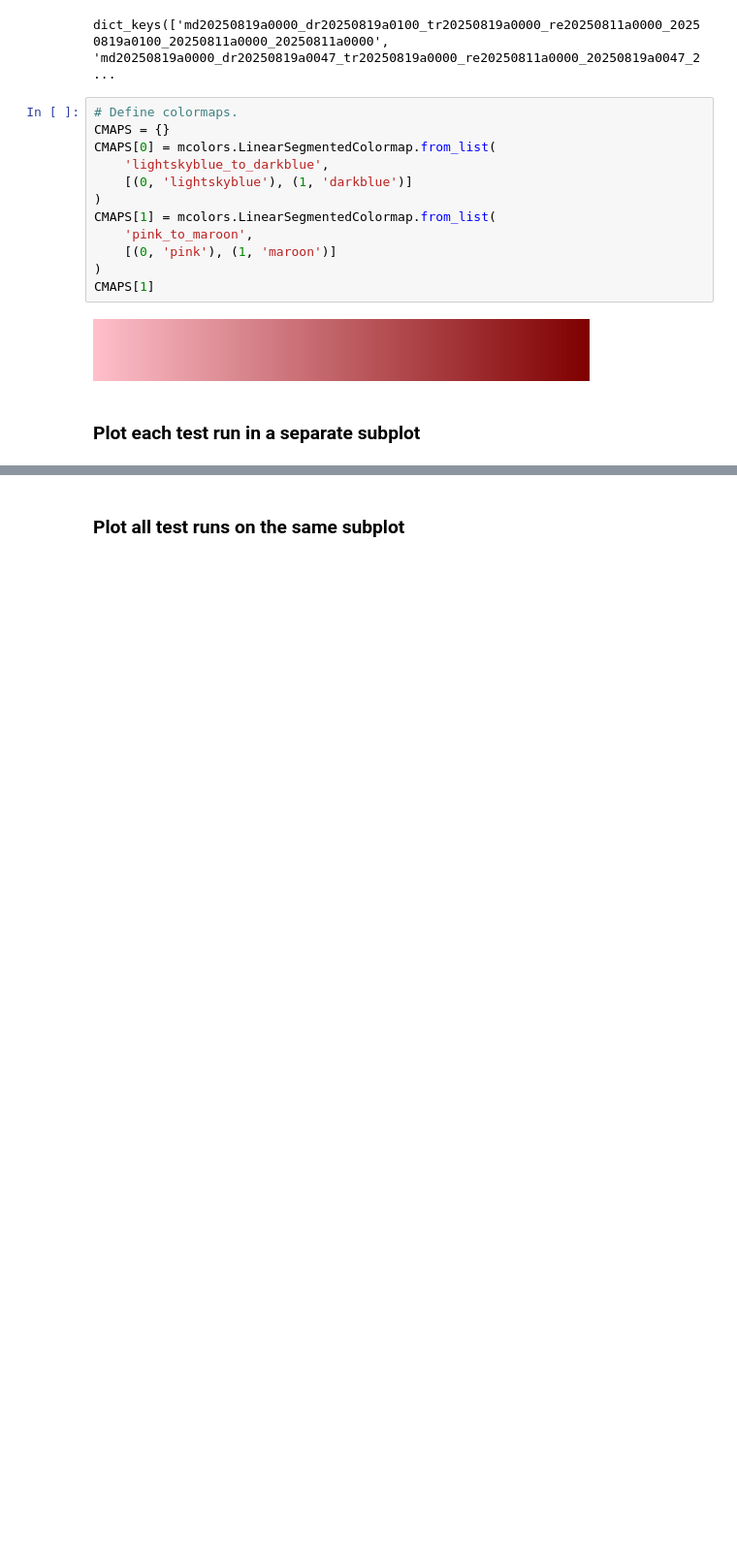
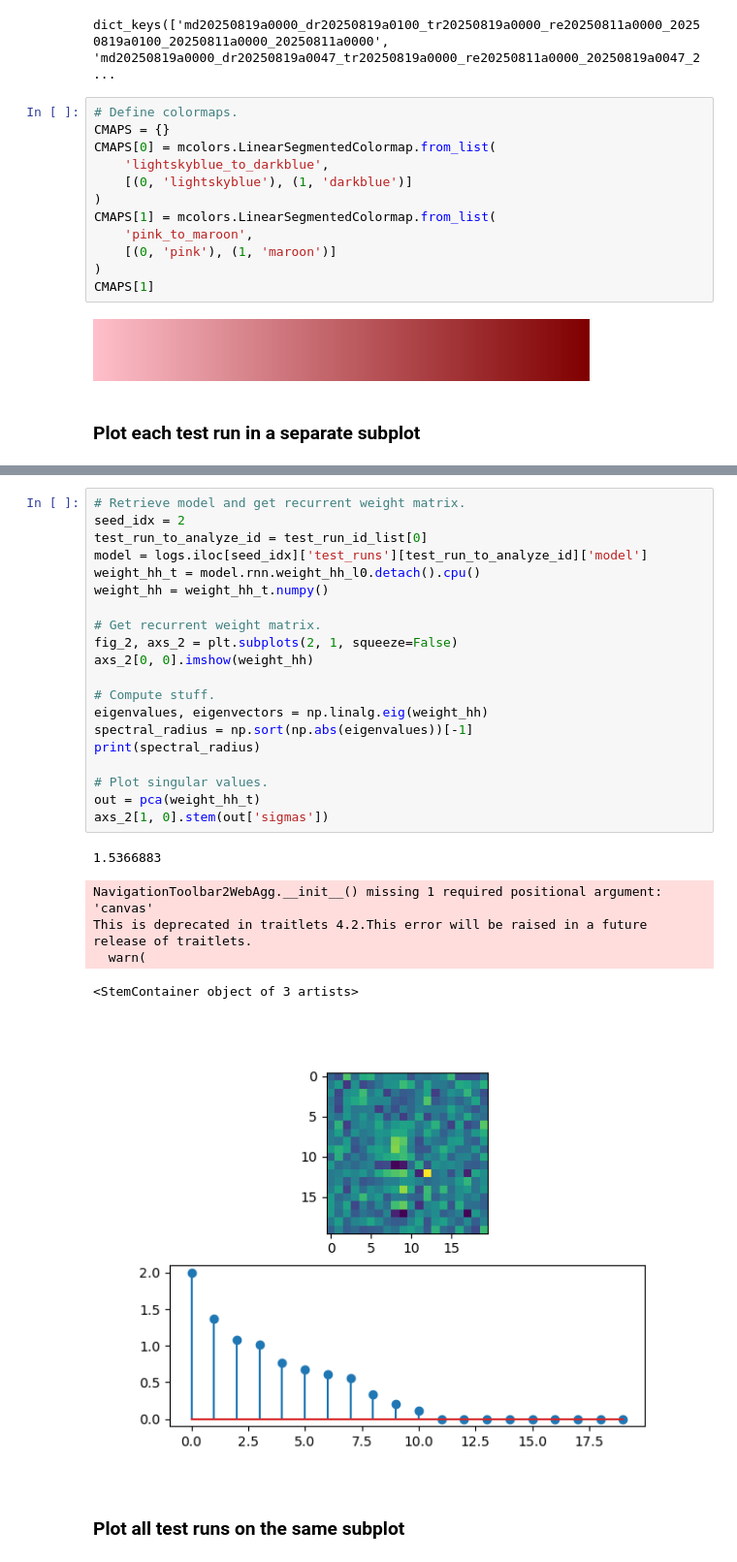
Before and after one commit to jonathan-chien/counting-rnn, a Jupyter notebook: notebooks/aaaa0001.ipynb, the cells around one changed output, grey strips where cells are left out. Shown at 97% size. Saved outputs shown, nothing was run; the diff lists cells and outputs as text; blank space fills up the shorter version.

```diff
--- a/notebooks/aaaa0001.ipynb
+++ b/notebooks/aaaa0001.ipynb
@@ -318,3 +318,30 @@ AttributeError: 'NoneType' object has no attribute 'canvas'
+# %%
+# Retrieve model and get recurrent weight matrix.
+seed_idx = 2
+test_run_to_analyze_id = test_run_id_list[0]
+model = logs.iloc[seed_idx]['test_runs'][test_run_to_analyze_id]['model']
+weight_hh_t = model.rnn.weight_hh_l0.detach().cpu()
+weight_hh = weight_hh_t.numpy()
+
+# Get recurrent weight matrix.
+fig_2, axs_2 = plt.subplots(2, 1, squeeze=False)
+axs_2[0, 0].imshow(weight_hh)
+
+# Compute stuff.
+eigenvalues, eigenvectors = np.linalg.eig(weight_hh)
+spectral_radius = np.sort(np.abs(eigenvalues))[-1]
+print(spectral_radius)
+
+# Plot singular values.
+out = pca(weight_hh_t)
+axs_2[1, 0].stem(out['sigmas'])
+# %% [output]
+1.5366883
+NavigationToolbar2WebAgg.__init__() missing 1 required positional argument: 'canvas'
+This is deprecated in traitlets 4.2.This error will be raised in a future release of traitlets.
+  warn(
+<StemContainer object of 3 artists>
+[figure, added]
 # %% [markdown]
 ### Plot all test runs on the same subplot
 # %%
```
Also changed, not shown: parts of 3 cells of this notebook, 1 other file.
